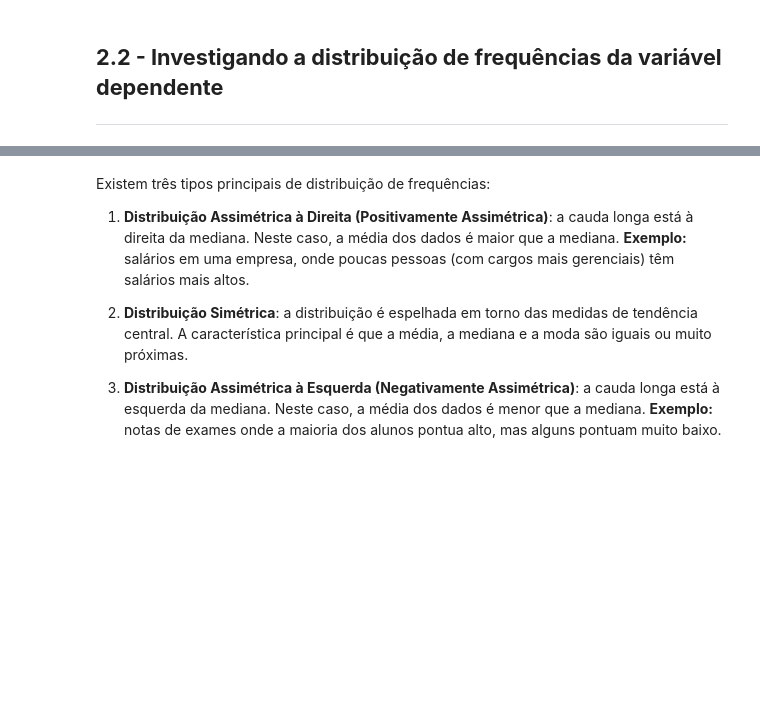
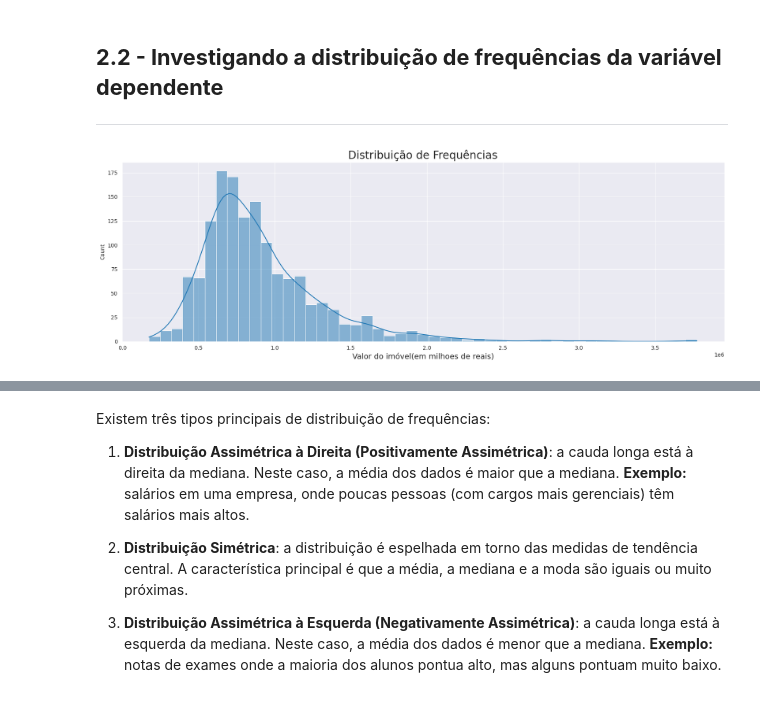
Before and after one commit to Camillabgarcia/ML_Regressao_Linear, a Jupyter notebook: Transformando_Variaveis_Regressão_Linear.ipynb, the cells around one changed output, grey strips where cells are left out. Cells and saved outputs as stored; diff of their text form; code cells hidden in the pictures; blank space fills up the shorter version.

```diff
--- a/Transformando_Variaveis_Regressão_Linear.ipynb
+++ b/Transformando_Variaveis_Regressão_Linear.ipynb
@@ -106,6 +169,15 @@ Essa visualização ajuda a identificar a centralidade, dispersão e possíveis
 ## **2.2 - Investigando a distribuição de frequências da variável dependente**
 
 ---
+# %%
+ax = sns.histplot(data=dados, x='valor', kde=True)
+
+ax.figure.set_size_inches(20, 6)
+ax.set_title('Distribuição de Frequências', fontsize=20)
+ax.set_xlabel('Valor do imóvel(em milhoes de reais)', fontsize=14)
+plt.show()
+# %% [output]
+[figure, added]
 # %% [markdown]
 <img src="https://github.com/afonsosr2/data-science-regressao-linear/blob/main/imagens/freq_slide.png?raw=true" alt="Distribuição de frequências para distribuições normais assimétricas à direita, simétrica e assimétrica à esquerda" width=720>
 # %% [markdown]
```
Also changed, not shown: parts of 32 cells of this notebook.
